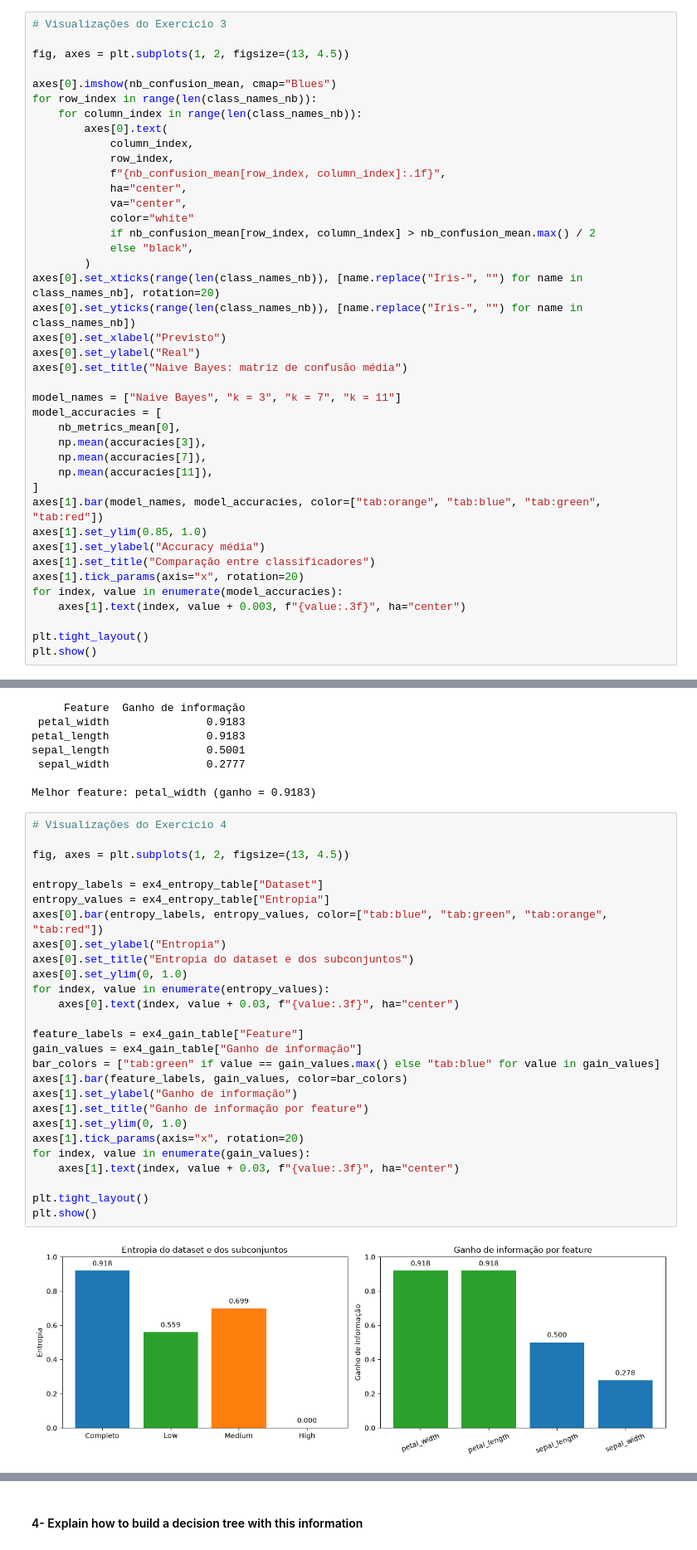
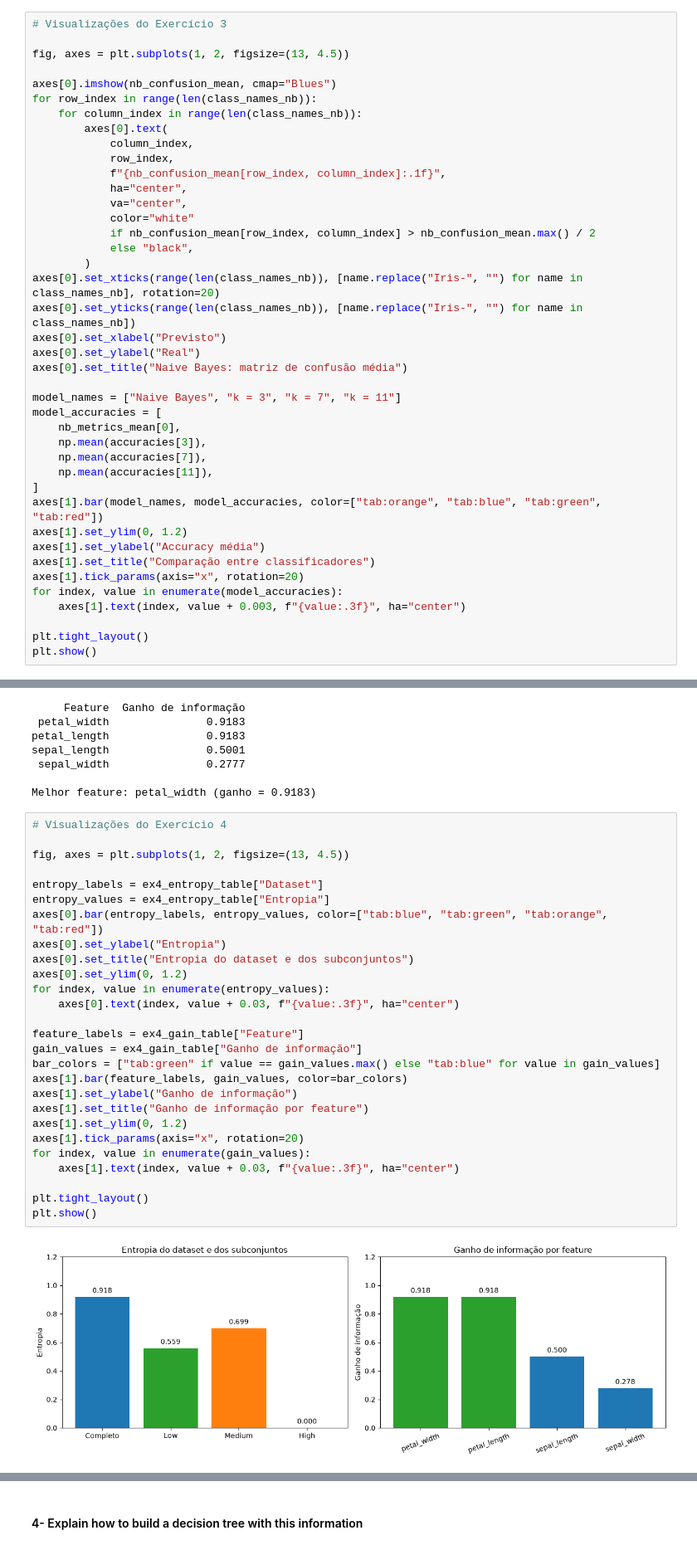
Before and after one commit to Lopes2711/IAA, a Jupyter notebook: sup_learning/sup_learning.ipynb, the cells around one changed output, grey strips where cells are left out. Shown at 83% size. Saved outputs shown, nothing was run; the diff lists cells and outputs as text.

Commit message:
fix: scale of bar chart

```diff
--- a/sup_learning/sup_learning.ipynb
+++ b/sup_learning/sup_learning.ipynb
@@ -991,7 +991,7 @@ model_accuracies = [
     np.mean(accuracies[11]),
 ]
 axes[1].bar(model_names, model_accuracies, color=["tab:orange", "tab:blue", "tab:green", "tab:red"])
-axes[1].set_ylim(0.85, 1.0)
+axes[1].set_ylim(0, 1.2)
 axes[1].set_ylabel("Accuracy média")
 axes[1].set_title("Comparação entre classificadores")
 axes[1].tick_params(axis="x", rotation=20)
@@ -1157,32 +1157,32 @@ Melhor feature: petal_width (ganho = 0.9183)
 # %%
 # Visualizações do Exercício 4
 
 fig, axes = plt.subplots(1, 2, figsize=(13, 4.5))
 
 entropy_labels = ex4_entropy_table["Dataset"]
 entropy_values = ex4_entropy_table["Entropia"]
 axes[0].bar(entropy_labels, entropy_values, color=["tab:blue", "tab:green", "tab:orange", "tab:red"])
 axes[0].set_ylabel("Entropia")
 axes[0].set_title("Entropia do dataset e dos subconjuntos")
-axes[0].set_ylim(0, 1.0)
+axes[0].set_ylim(0, 1.2)
 for index, value in enumerate(entropy_values):
     axes[0].text(index, value + 0.03, f"{value:.3f}", ha="center")
 
 feature_labels = ex4_gain_table["Feature"]
 gain_values = ex4_gain_table["Ganho de informação"]
 bar_colors = ["tab:green" if value == gain_values.max() else "tab:blue" for value in gain_values]
 axes[1].bar(feature_labels, gain_values, color=bar_colors)
 axes[1].set_ylabel("Ganho de informação")
 axes[1].set_title("Ganho de informação por feature")
-axes[1].set_ylim(0, 1.0)
+axes[1].set_ylim(0, 1.2)
 axes[1].tick_params(axis="x", rotation=20)
 for index, value in enumerate(gain_values):
     axes[1].text(index, value + 0.03, f"{value:.3f}", ha="center")
 
 plt.tight_layout()
 plt.show()
 # %% [output]
-[figure, old version]
+[figure, new version]
 # %% [markdown]
 Os ganhos calculados para todas as features são:
 
```
Also changed, not shown: parts of 1 cell of this notebook.
